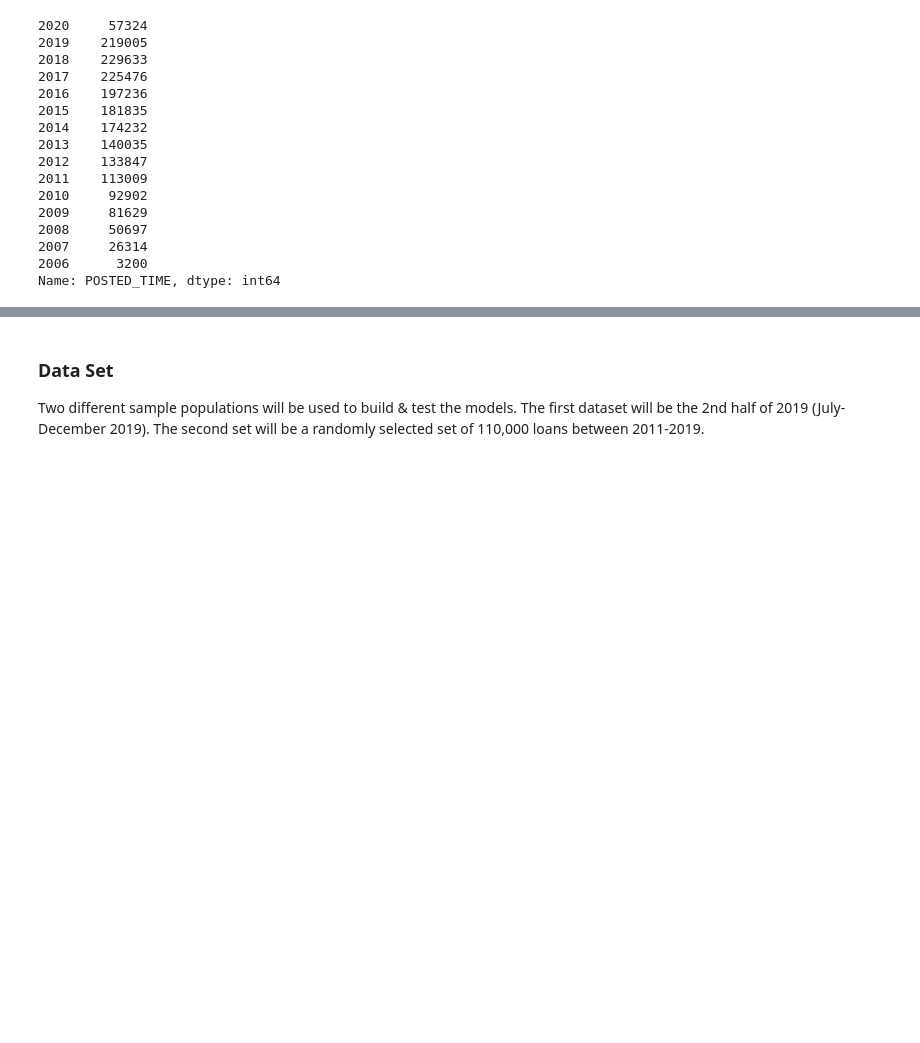
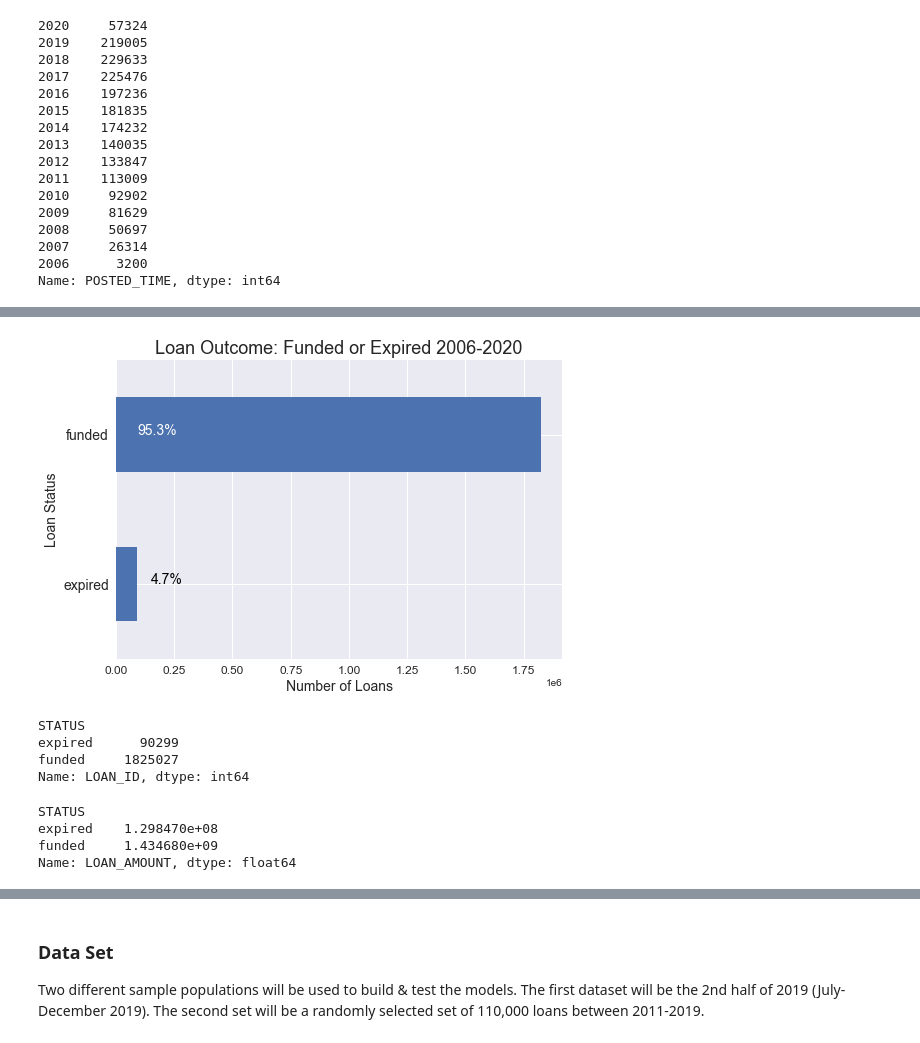
Before and after one commit to mewiebe/Kiva_Capstone_Project, a Jupyter notebook: notebooks/01_data_selection.ipynb, the cells around one changed output, grey strips where cells are left out. Drawn from its saved outputs; the diff is of its cells as text; code cells hidden in the pictures; blank space fills up the shorter version.

```diff
--- a/notebooks/01_data_selection.ipynb
+++ b/notebooks/01_data_selection.ipynb
@@ -90,0 +98,27 @@ Name: POSTED_TIME, dtype: int64
+# %%
+plt.style.use('seaborn')
+loans[loans.STATUS.isin(['funded', 'expired'])].groupby('STATUS').LOAN_ID.count().plot(kind ='barh')
+plt.title('Loan Outcome: Funded or Expired 2006-2020', fontsize =18)
+plt.xlabel('Number of Loans', fontsize =14)
+plt.ylabel('Loan Status', fontsize =14)
+plt.annotate("95.3%", xy =(90000,1), color = 'white', fontsize =14)
+plt.annotate("4.7%", xy =(150000,0), color = 'black', fontsize =14)
+plt.yticks(fontsize=14)
+plt.xticks(fontsize=12)
+plt.show()
+# %% [output]
+[figure, added]
+# %%
+loans[loans.STATUS.isin(['funded', 'expired'])].groupby('STATUS').LOAN_ID.count()
+# %% [output]
+STATUS
+expired      90299
+funded     1825027
+Name: LOAN_ID, dtype: int64
+# %%
+loans[loans.STATUS.isin(['funded', 'expired'])].groupby('STATUS').LOAN_AMOUNT.sum()
+# %% [output]
+STATUS
+expired    1.298470e+08
+funded     1.434680e+09
+Name: LOAN_AMOUNT, dtype: float64
```
Also changed, not shown: parts of 12 cells of this notebook.
